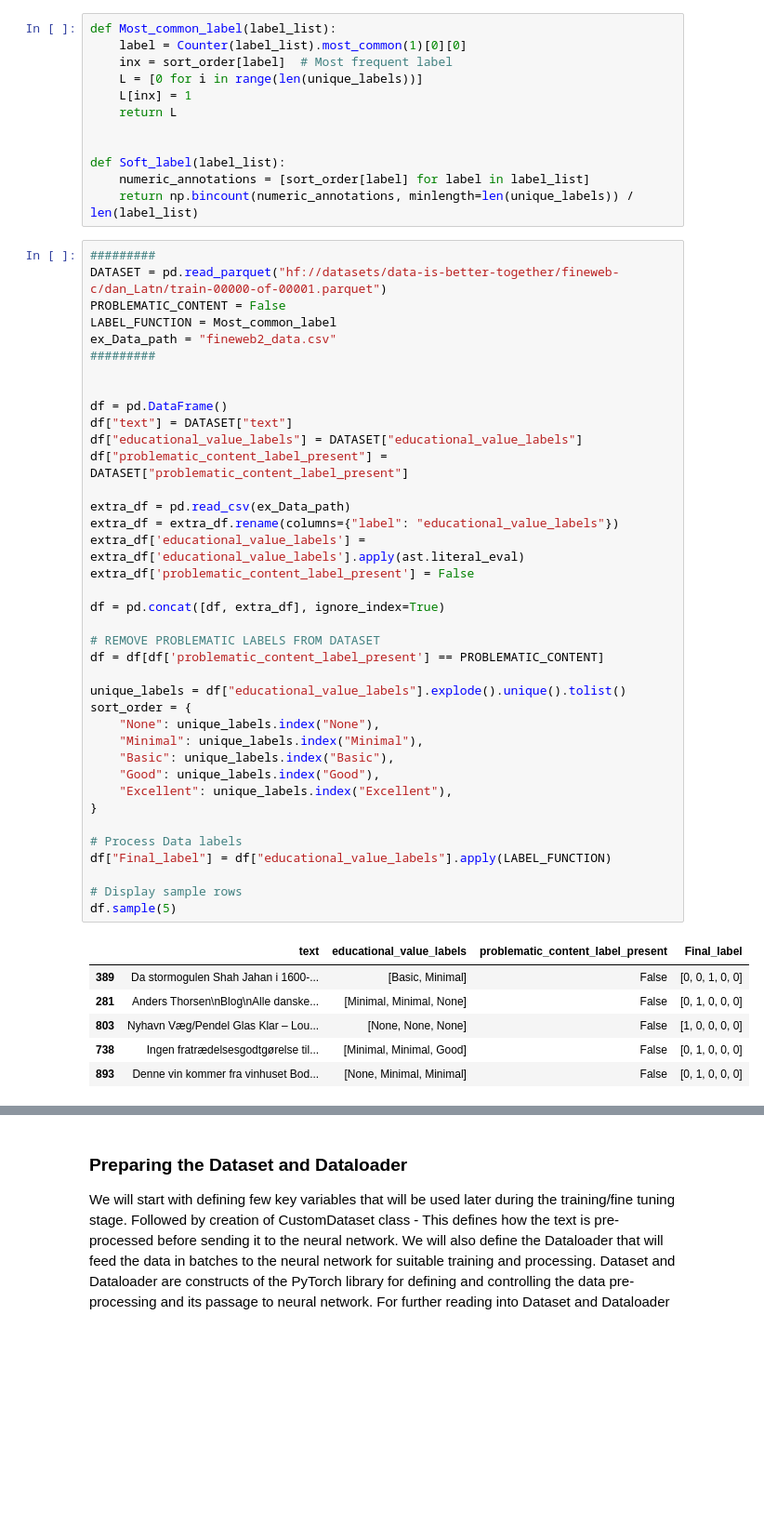
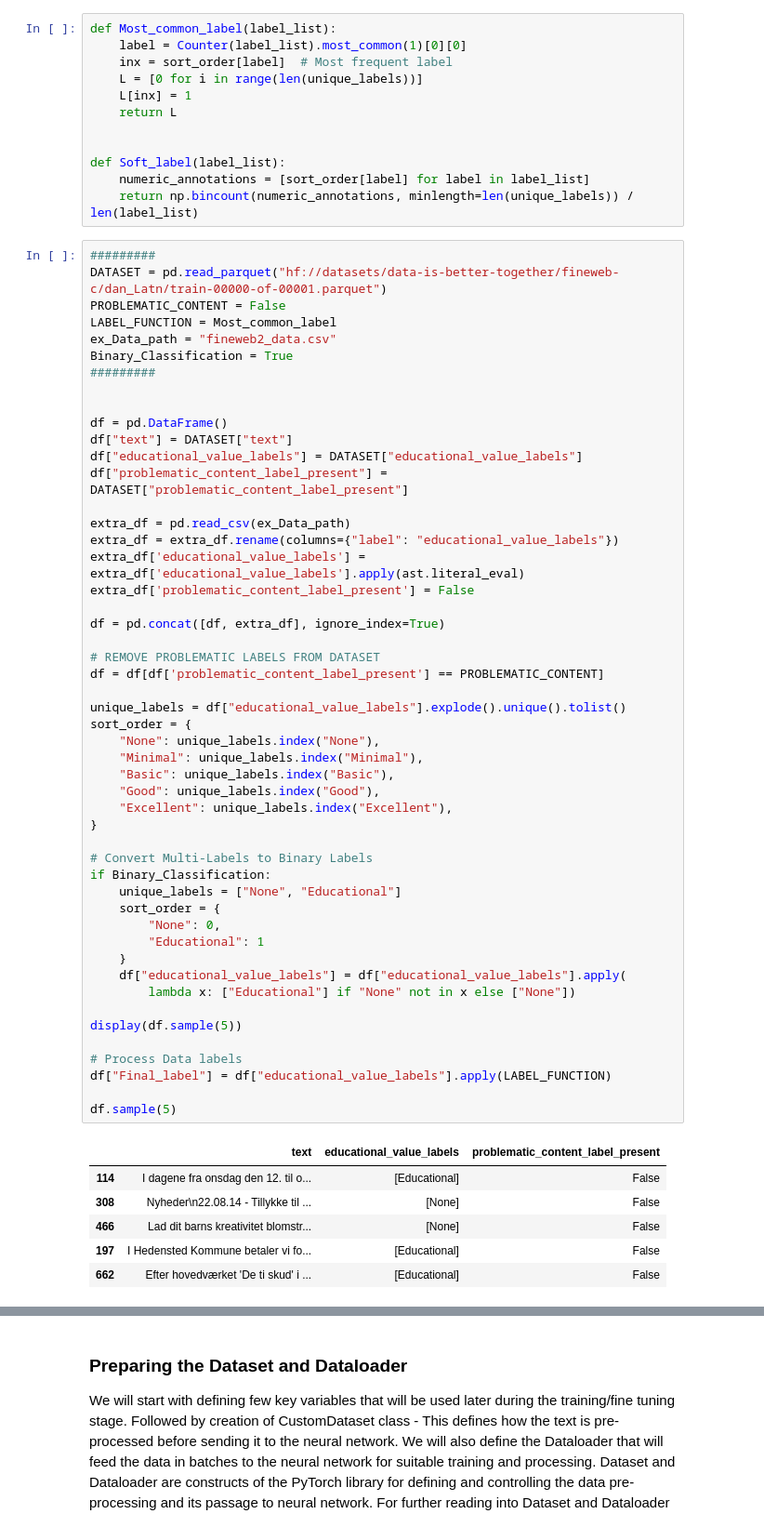
Before and after one commit to Shadoughcake/Enhancing-Multilingual-AI-Analyzing-and-Modeling-Educational-Content-with-the-FineWeb-C, a Jupyter notebook: transformer.ipynb, the cells around one changed output, grey strips where cells are left out. Shown at 93% size. Drawn from its saved outputs; the diff is of its cells as text; blank space fills up the shorter version.

Commit message:
Binary Classification Option

```diff
--- a/transformer.ipynb
+++ b/transformer.ipynb
@@ -86,42 +86,54 @@ DATASET = pd.read_parquet("hf://datasets/data-is-better-together/fineweb-c/dan_L
 PROBLEMATIC_CONTENT = False
 LABEL_FUNCTION = Most_common_label
 ex_Data_path = "fineweb2_data.csv"
+Binary_Classification = True
 #########
 
 
 df = pd.DataFrame()
 df["text"] = DATASET["text"]
 df["educational_value_labels"] = DATASET["educational_value_labels"]
 df["problematic_content_label_present"] = DATASET["problematic_content_label_present"]
 
 extra_df = pd.read_csv(ex_Data_path)
 extra_df = extra_df.rename(columns={"label": "educational_value_labels"})
 extra_df['educational_value_labels'] = extra_df['educational_value_labels'].apply(ast.literal_eval)
 extra_df['problematic_content_label_present'] = False
 
 df = pd.concat([df, extra_df], ignore_index=True)
 
 # REMOVE PROBLEMATIC LABELS FROM DATASET
 df = df[df['problematic_content_label_present'] == PROBLEMATIC_CONTENT]
 
 unique_labels = df["educational_value_labels"].explode().unique().tolist()
 sort_order = {
     "None": unique_labels.index("None"),
     "Minimal": unique_labels.index("Minimal"),
     "Basic": unique_labels.index("Basic"),
     "Good": unique_labels.index("Good"),
     "Excellent": unique_labels.index("Excellent"),
 }
 
+# Convert Multi-Labels to Binary Labels
+if Binary_Classification:
+    unique_labels = ["None", "Educational"]
+    sort_order = {
+        "None": 0,
+        "Educational": 1
+    }
+    df["educational_value_labels"] = df["educational_value_labels"].apply(
+        lambda x: ["Educational"] if "None" not in x else ["None"])
+
+display(df.sample(5))
+
 # Process Data labels
 df["Final_label"] = df["educational_value_labels"].apply(LABEL_FUNCTION)
 
-# Display sample rows
 df.sample(5)
 # %% [output]
-|  | text | educational_value_labels | problematic_content_label_present | Final_label |
-| 389 | Da stormogulen Shah Jahan i 1600-... | [Basic, Minimal] | False | [0, 0, 1, 0, 0] |
-| 281 | Anders Thorsen\nBlog\nAlle danske... | [Minimal, Minimal, None] | False | [0, 1, 0, 0, 0] |
-| 803 | Nyhavn Væg/Pendel Glas Klar – Lou... | [None, None, None] | False | [1, 0, 0, 0, 0] |
-| 738 | Ingen fratrædelsesgodtgørelse til... | [Minimal, Minimal, Good] | False | [0, 1, 0, 0, 0] |
-| 893 | Denne vin kommer fra vinhuset Bod... | [None, Minimal, Minimal] | False | [0, 1, 0, 0, 0] |
+|  | text | educational_value_labels | problematic_content_label_present |
+| 114 | I dagene fra onsdag den 12. til o... | [Educational] | False |
+| 308 | Nyheder\n22.08.14 - Tillykke til ... | [None] | False |
+| 466 | Lad dit barns kreativitet blomstr... | [None] | False |
+| 197 | I Hedensted Kommune betaler vi fo... | [Educational] | False |
+| 662 | Efter hovedværket 'De ti skud' i ... | [Educational] | False |
```
Also changed, not shown: parts of 3 cells of this notebook, 1 other file.
